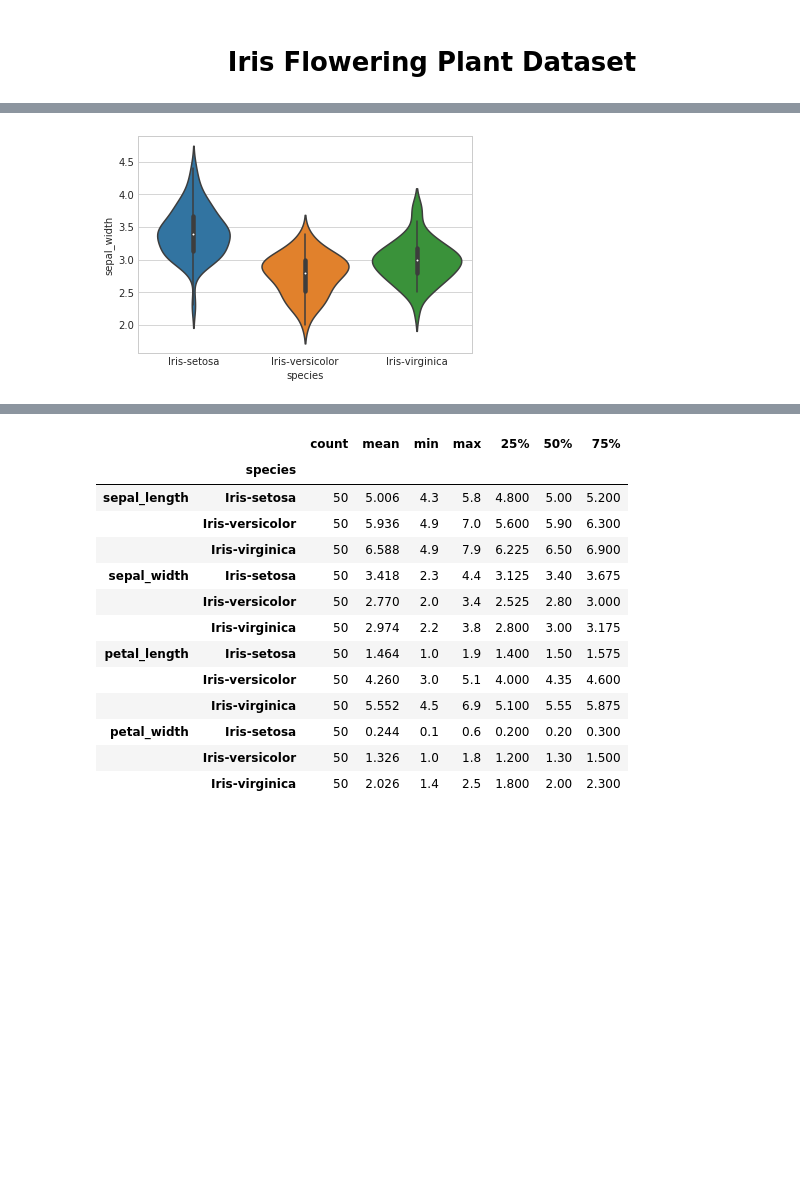
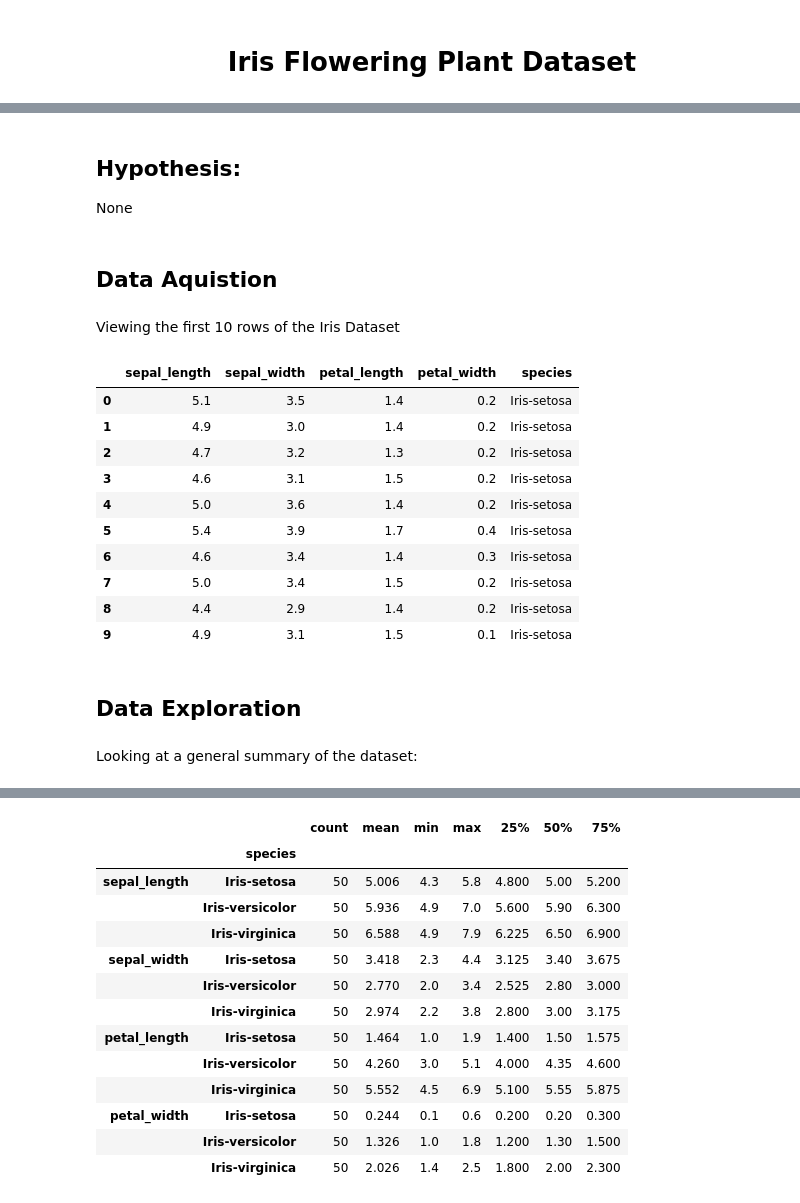
Before and after one commit to 3Thiago/Data-Science-Analtyics, a Jupyter notebook: IrisDataAnaysis.ipynb, the cells around one changed output, grey strips where cells are left out. Cells and saved outputs as stored; diff of their text form; code cells hidden in the pictures; blank space fills up the shorter version.

Commit message:
Import Markdowns

```diff
--- a/IrisDataAnaysis.ipynb
+++ b/IrisDataAnaysis.ipynb
@@ -108,8 +3,3 @@ with sb.axes_style('darkgrid'):
-# %%
-#Showing by different flowers by sepal width on average
-with sb.axes_style('whitegrid'):
-    sb.violinplot(data= iris, x='species', y='sepal_width');
-
-#On average, Setosas have the widest sepals
-# %% [output]
-[figure, removed]
+# %% [markdown]
+## Hypothesis:
+None
@@ -115,0 +14,27 @@ with sb.axes_style('whitegrid'):
+# %% [markdown]
+## Data Aquistion
+# %% [markdown]
+Viewing the first 10 rows of the Iris Dataset
+# %%
+#Importing data into Jupyter Notebook
+location = r"C:\Users\Latoya Clarke\Desktop\Data for Analysis\iris.data.txt"
+iris = pd.read_csv(location, sep=",", names = ["sepal_length","sepal_width", "petal_length", "petal_width","species"])
+
+# looking at the first 10 records
+iris.loc[:9]
+# %% [output]
+|  | sepal_length | sepal_width | petal_length | petal_width | species |
+| 0 | 5.1 | 3.5 | 1.4 | 0.2 | Iris-setosa |
+| 1 | 4.9 | 3.0 | 1.4 | 0.2 | Iris-setosa |
+| 2 | 4.7 | 3.2 | 1.3 | 0.2 | Iris-setosa |
+| 3 | 4.6 | 3.1 | 1.5 | 0.2 | Iris-setosa |
+| 4 | 5.0 | 3.6 | 1.4 | 0.2 | Iris-setosa |
+| 5 | 5.4 | 3.9 | 1.7 | 0.4 | Iris-setosa |
+| 6 | 4.6 | 3.4 | 1.4 | 0.3 | Iris-setosa |
+| 7 | 5.0 | 3.4 | 1.5 | 0.2 | Iris-setosa |
+| 8 | 4.4 | 2.9 | 1.4 | 0.2 | Iris-setosa |
+| 9 | 4.9 | 3.1 | 1.5 | 0.1 | Iris-setosa |
+# %% [markdown]
+## Data Exploration
+# %% [markdown]
+Looking at a general summary of the dataset:
```
Also changed, not shown: parts of 48 cells of this notebook, 1 other file.
